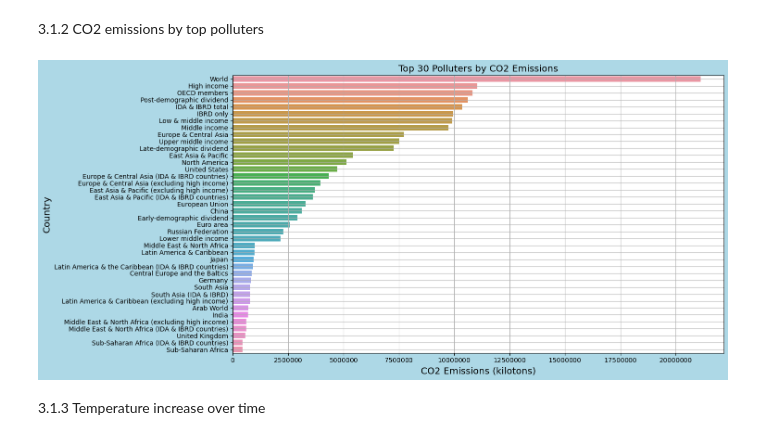
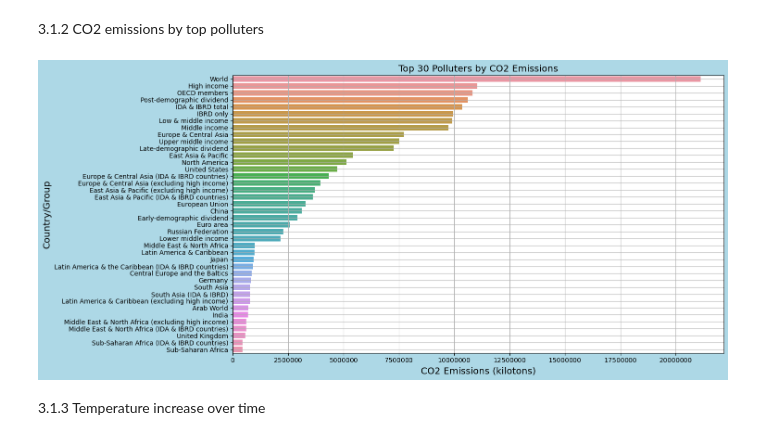
Before and after one commit to killiantos/UCDPA_KillianDavis, a Jupyter notebook: Climate_change_analysis.ipynb, the cells around one changed output. Drawn from its saved outputs; the diff is of its cells as text; code cells hidden in the pictures.

```diff
--- a/Climate_change_analysis.ipynb
+++ b/Climate_change_analysis.ipynb
@@ -346,33 +361,29 @@ plt.show()
 3.1.2
 CO2 emissions by top polluters
 # %%
-import matplotlib.pyplot as plt
-import seaborn as sns
-import pandas as pd
-
 plt.figure(figsize=(15, 7),facecolor='lightblue')
 
 # Sort the DataFrame by co2 emissions
 avg_emissions_per_country = CO2_Temp.groupby('Country')['co2 emissions(kilotons)'].mean().reset_index()
 sorted_data = avg_emissions_per_country.sort_values('co2 emissions(kilotons)', ascending=False)
 
 # Select the top 40 polluter groups
 top_40 = sorted_data.head(40)
 
 ax = sns.barplot(data=top_40, x='co2 emissions(kilotons)', y='Country')
 plt.title("Top 30 Polluters by CO2 Emissions", size="x-large")
 plt.xlabel("CO2 Emissions (kilotons)", size="x-large")
-plt.ylabel("Country", size="x-large")
+plt.ylabel("Country/Group", size="x-large")
 plt.grid()
 
 # Set y-axis tick labels to display whole numbers
 ax.xaxis.set_major_formatter(ScalarFormatter(useMathText=True))
 ax.xaxis.get_major_formatter().set_scientific(False)
 
 plt.tight_layout()
 plt.show()
 # %% [output]
-[figure, old version]
+[figure, new version]
 # %% [markdown]
 3.1.3
  Temperature increase over time
```
Also changed, not shown: parts of 1 cell of this notebook.
